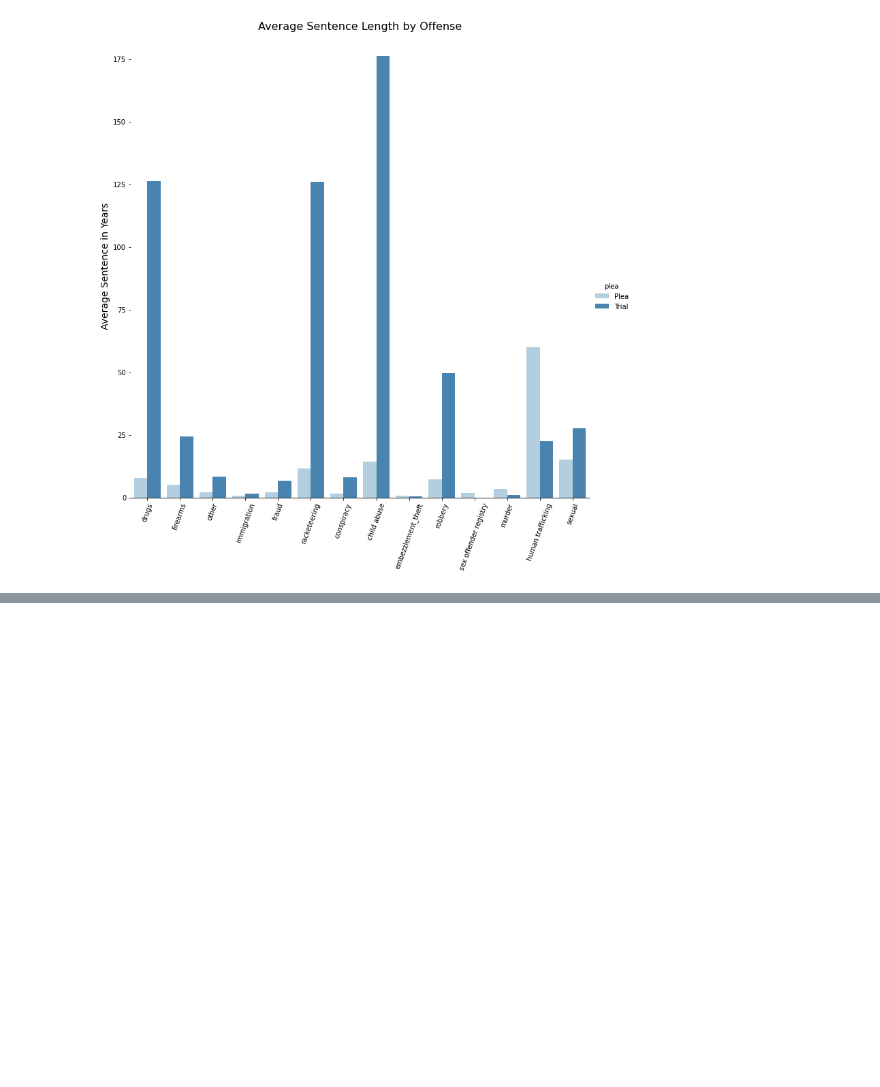
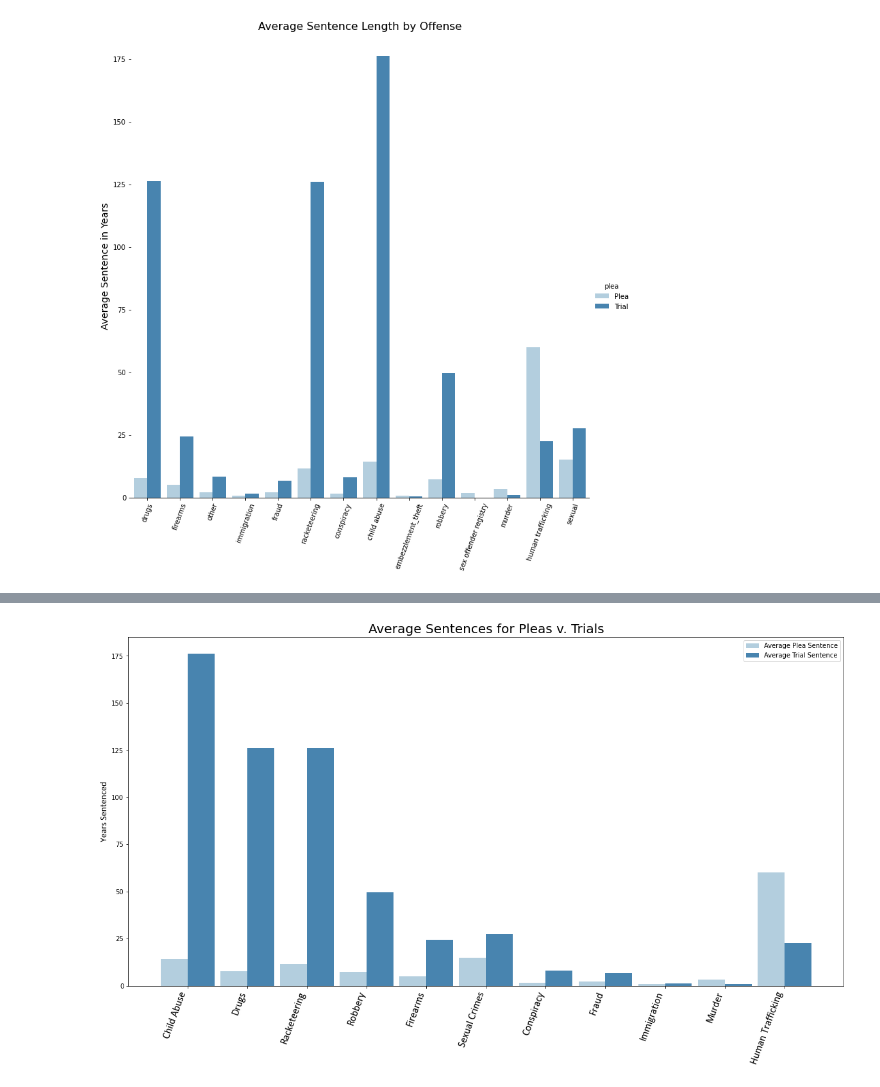
Before and after one commit to jenwhitson/sentencing_project, a Jupyter notebook: notebooks/supplemental_analysis.ipynb, the cells around one changed output, grey strips where cells are left out. Cells and saved outputs as stored; diff of their text form; code cells hidden in the pictures; blank space fills up the shorter version.

Commit message:
added more plea and trial analysis

```diff
--- a/notebooks/supplemental_analysis.ipynb
+++ b/notebooks/supplemental_analysis.ipynb
@@ -1001,0 +1014,7 @@ g.savefig('../Visualizations/Plea v Trial Sentence Lengths.png', dpi = 75)
+# %%
+bigdf = pd.merge(plea_groups, trial_groups, on = 'CRIMETYPE', how = 'inner')
+bigdf.columns = ['crime', 'avg_plea_sentence', 'plea_count', 'plea', 'avg_trial_sentence', 'trial_count', 'trial']
+bigdf = bigdf.drop(columns = ['plea', 'trial'])
+bigdf['differential'] = bigdf.avg_trial_sentence - bigdf.avg_plea_sentence
+bigdf = bigdf.sort_values('differential', ascending = False)
+bigdf
@@ -1001,0 +1037,25 @@ g.savefig('../Visualizations/Plea v Trial Sentence Lengths.png', dpi = 75)
+# %%
+bigdf_plt = bigdf.loc[bigdf['crime'] != 'sex offender registry']
+bigdf_plt = bigdf_plt.loc[bigdf_plt['crime'] != 'embezzlement_theft']
+bigdf_plt = bigdf_plt.loc[bigdf_plt['crime'] != 'other']
+cfont = {'fontname':'Calibri'}
+labels = ['Child Abuse', 'Drugs', 'Racketeering', 'Robbery', 'Firearms', 'Sexual Crimes', 'Conspiracy',
+          'Fraud', 'Immigration', 'Murder', 'Human Trafficking']
+y1 = list(bigdf_plt['avg_plea_sentence'])
+y2 = list(bigdf_plt['avg_trial_sentence'])
+x = np.arange(len(labels))
+width = .45
+
+fig, ax = plt.subplots(figsize = (20, 10))
+plea_sense = ax.bar(x - width/2, y1, width, label =  'Average Plea Sentence', color = ['#B3CEDE', ])
+trial_sense = ax.bar(x + width/2, y2, width, label = 'Average Trial Sentence', color = '#4884AF')
+ax.set_title('Average Sentences for Pleas v. Trials', fontsize = 20)
+ax.set_ylabel('Years Sentenced', fontdict = {'fontsize': 14, 'fontname': 'Calibri'})
+ax.set_xticks(x)
+ax.set_xticklabels(labels, fontdict = {'fontsize': 16, 'fontname': 'Calibri'})
+plt.xticks(rotation = 70, horizontalalignment = 'right')
+ax.legend()
+
+plt.savefig('../Visualizations/Average Sentences for Pleas v Trials.png', dpi = 75)
+# %% [output]
+[figure, added]
```
Also changed, not shown: parts of 5 cells of this notebook.
